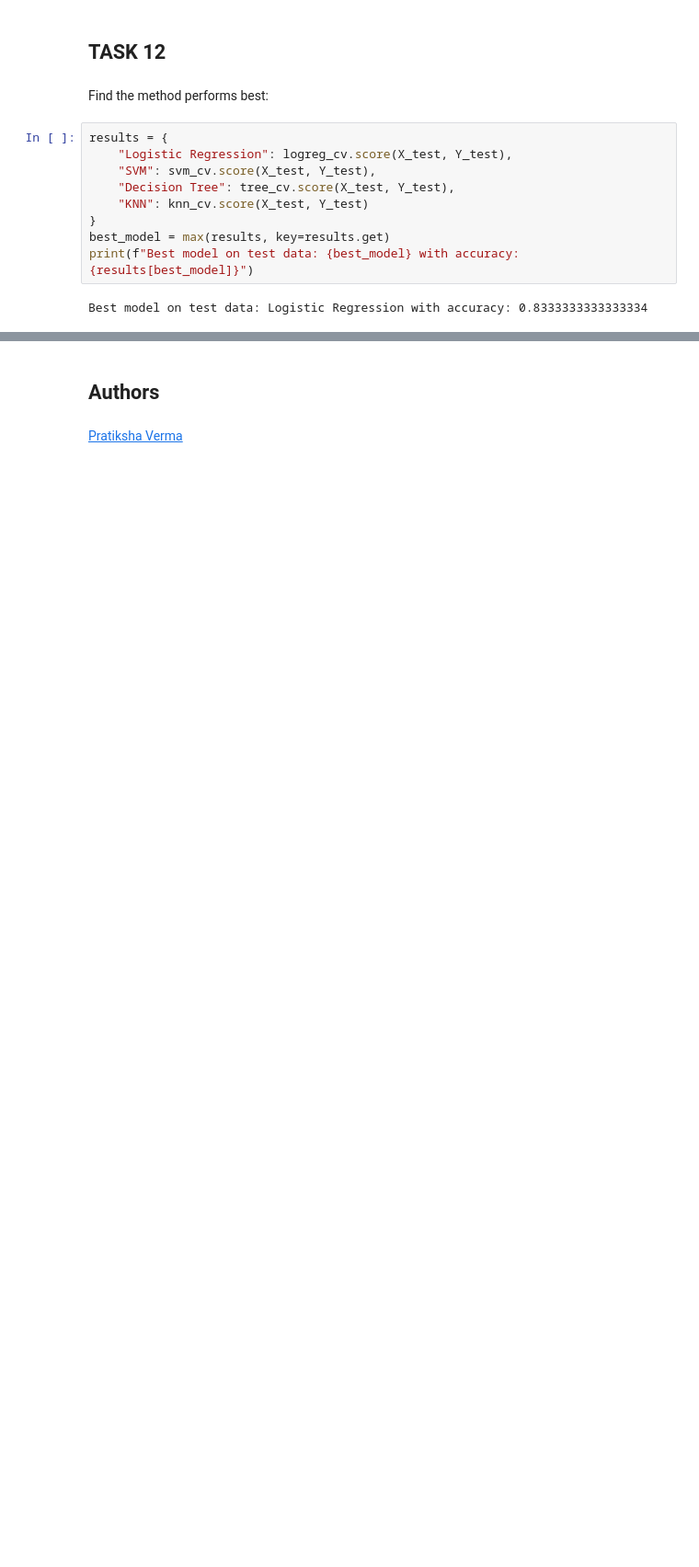
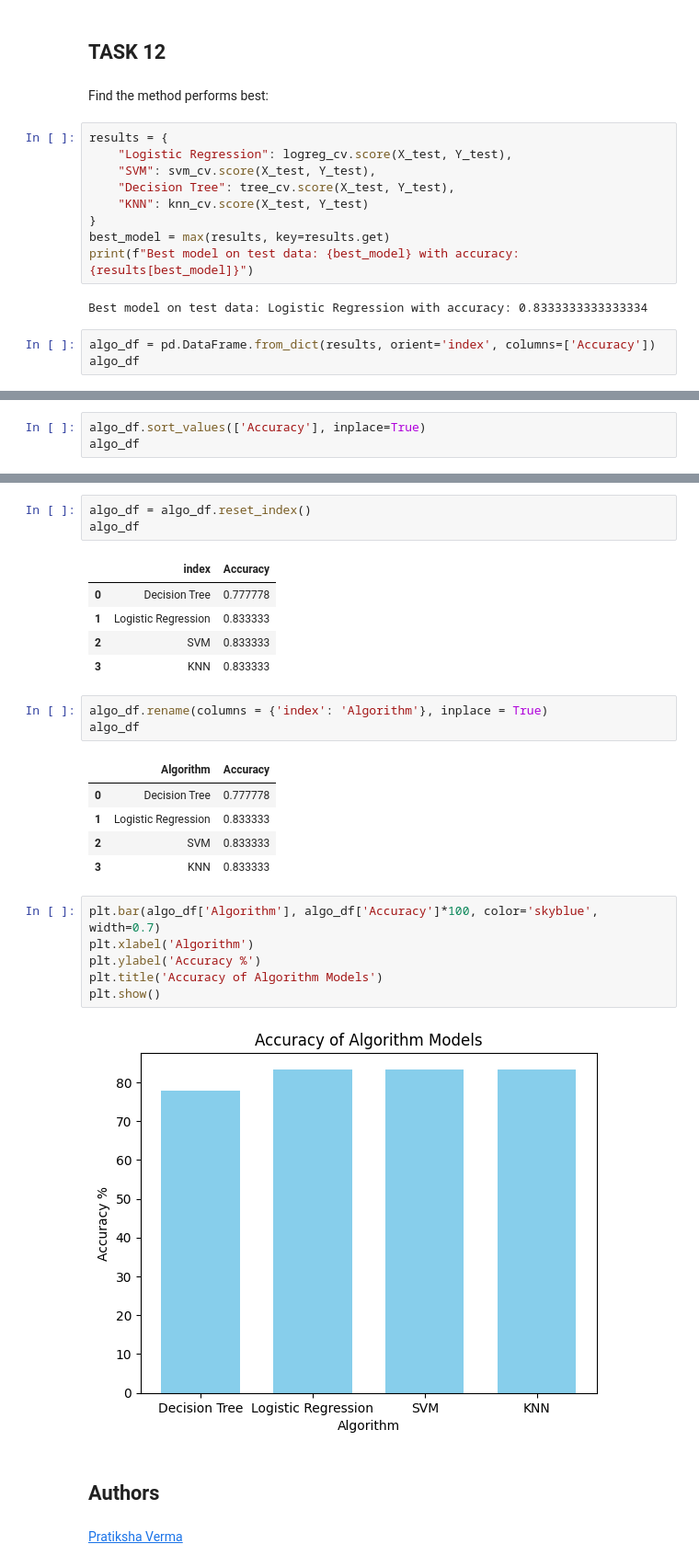
Before and after one commit to devendra-deshmukh/spacex-landing-prediction-capstone, a Jupyter notebook: SpaceX_Machine Learning Prediction_Part_5.ipynb, the cells around one changed output, grey strips where cells are left out. Shown at 92% size. Saved outputs shown, nothing was run; the diff lists cells and outputs as text; blank space fills up the shorter version.

```diff
--- a/SpaceX_Machine Learning Prediction_Part_5.ipynb
+++ b/SpaceX_Machine Learning Prediction_Part_5.ipynb
@@ -364,3 +369,6 @@ best_model = max(results, key=results.get)
 print(f"Best model on test data: {best_model} with accuracy: {results[best_model]}")
 # %% [output]
 Best model on test data: Logistic Regression with accuracy: 0.8333333333333334
+# %%
+algo_df = pd.DataFrame.from_dict(results, orient='index', columns=['Accuracy'])
+algo_df
@@ -366,0 +381,3 @@ Best model on test data: Logistic Regression with accuracy: 0.8333333333333334
+# %%
+algo_df.sort_values(['Accuracy'], inplace=True)
+algo_df
@@ -367,3 +390,29 @@ Best model on test data: Logistic Regression with accuracy: 0.8333333333333334
+# %%
+algo_df = algo_df.reset_index()
+algo_df
+# %% [output]
+|  | index | Accuracy |
+| 0 | Decision Tree | 0.777778 |
+| 1 | Logistic Regression | 0.833333 |
+| 2 | SVM | 0.833333 |
+| 3 | KNN | 0.833333 |
+# %%
+algo_df.rename(columns = {'index': 'Algorithm'}, inplace = True)
+algo_df
+# %% [output]
+|  | Algorithm | Accuracy |
+| 0 | Decision Tree | 0.777778 |
+| 1 | Logistic Regression | 0.833333 |
+| 2 | SVM | 0.833333 |
+| 3 | KNN | 0.833333 |
+# %%
+plt.bar(algo_df['Algorithm'], algo_df['Accuracy']*100, color='skyblue', width=0.7)
+plt.xlabel('Algorithm')
+plt.ylabel('Accuracy %')
+plt.title('Accuracy of Algorithm Models')
+plt.show()
+# %% [output]
+[figure, added]
 # %% [markdown]
 ## Authors
 # %% [markdown]
```
Also changed, not shown: parts of 11 cells of this notebook, 4 other files.
